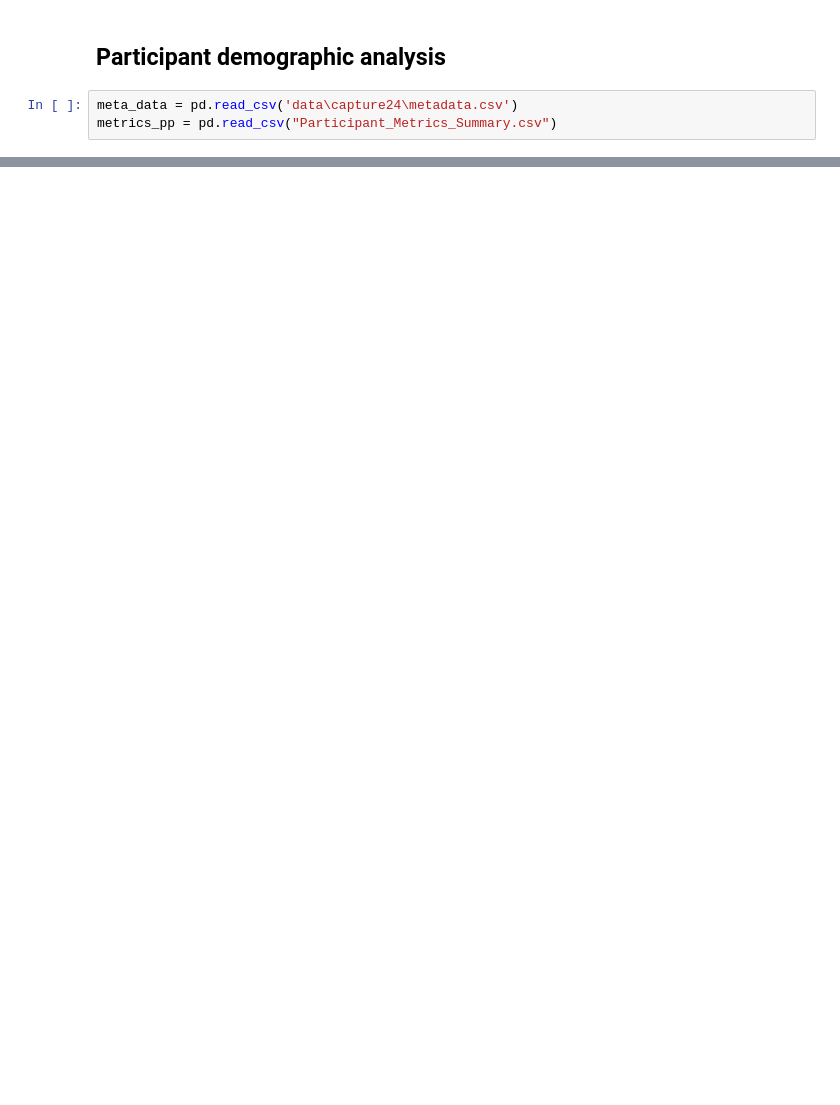
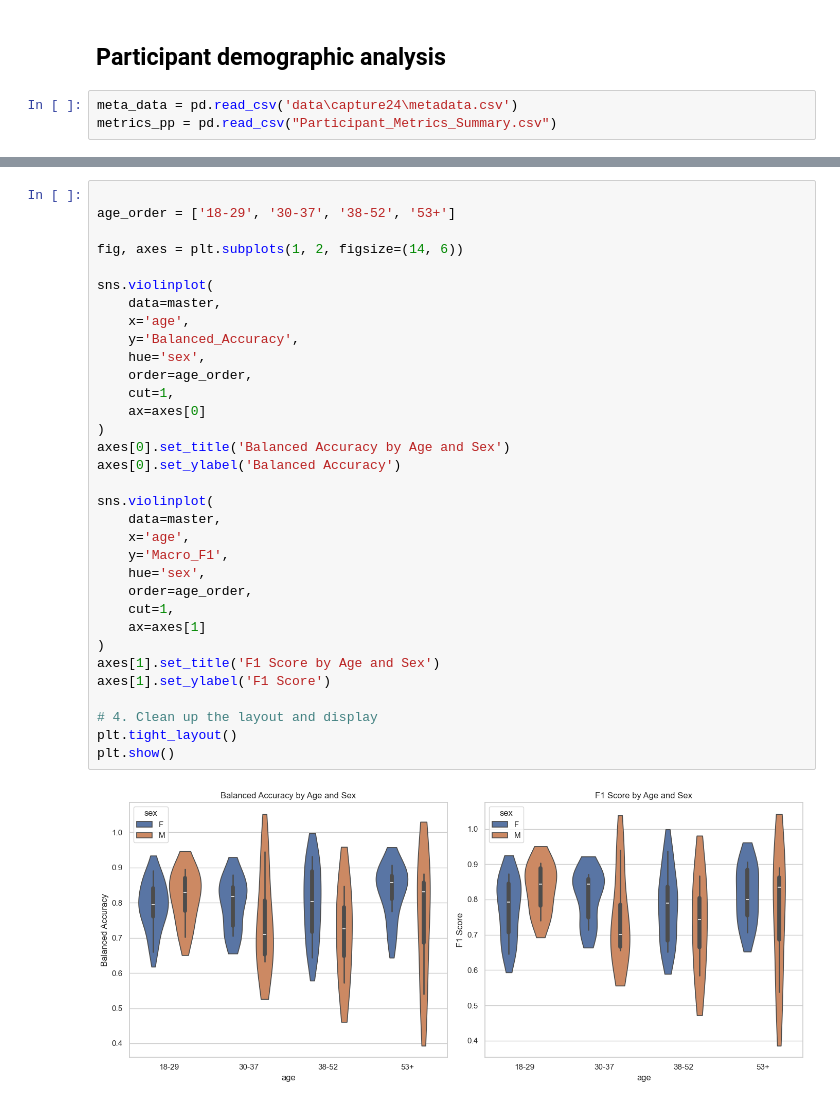
Before and after one commit to finlayscheib/capture24, a Jupyter notebook: Deep_models.ipynb, the cells around one changed output, grey strips where cells are left out. Saved outputs shown, nothing was run; the diff lists cells and outputs as text; blank space fills up the shorter version.

```diff
--- a/Deep_models.ipynb
+++ b/Deep_models.ipynb
@@ -306,0 +322,35 @@ age
+# %%
+
+age_order = ['18-29', '30-37', '38-52', '53+']
+
+fig, axes = plt.subplots(1, 2, figsize=(14, 6))
+
+sns.violinplot(
+    data=master,
+    x='age',
+    y='Balanced_Accuracy',
+    hue='sex',
+    order=age_order,
+    cut=1,
+    ax=axes[0]
+)
+axes[0].set_title('Balanced Accuracy by Age and Sex')
+axes[0].set_ylabel('Balanced Accuracy')
+
+sns.violinplot(
+    data=master,
+    x='age',
+    y='Macro_F1',
+    hue='sex',
+    order=age_order,
+    cut=1,
+    ax=axes[1]
+)
+axes[1].set_title('F1 Score by Age and Sex')
+axes[1].set_ylabel('F1 Score')
+
+# 4. Clean up the layout and display
+plt.tight_layout()
+plt.show()
+# %% [output]
+[figure, added]
```
Also changed, not shown: parts of 6 cells of this notebook.
